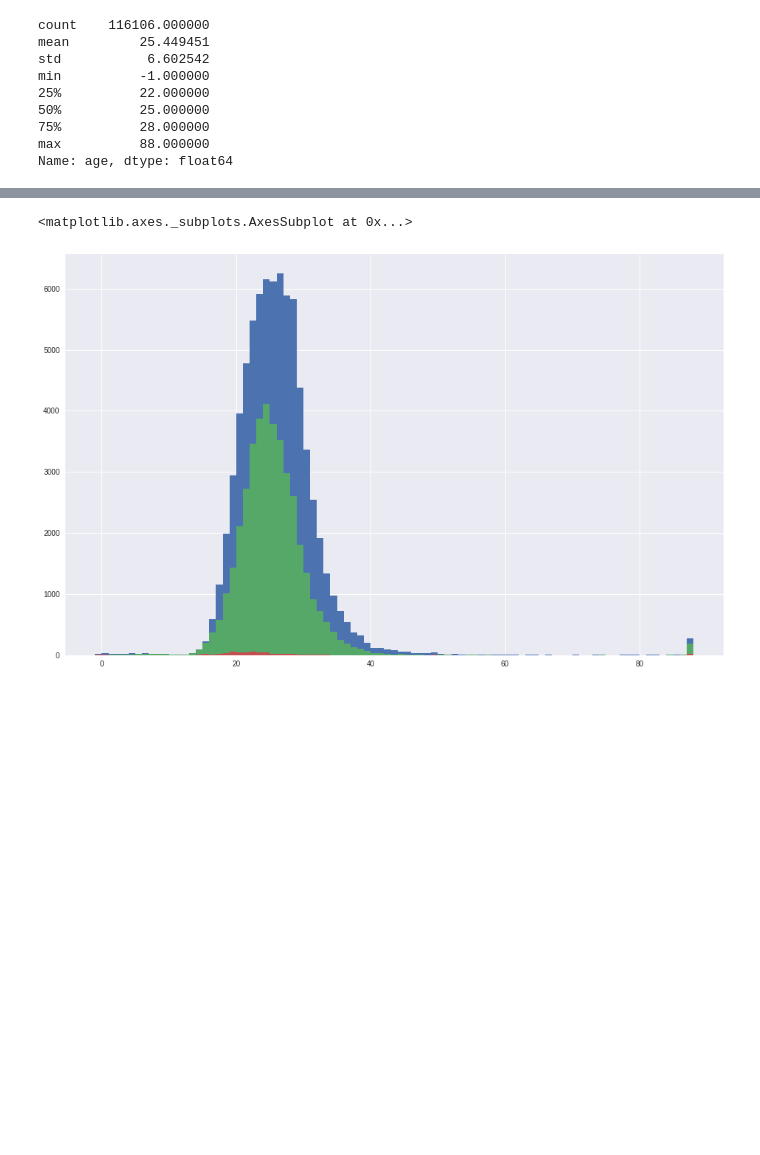
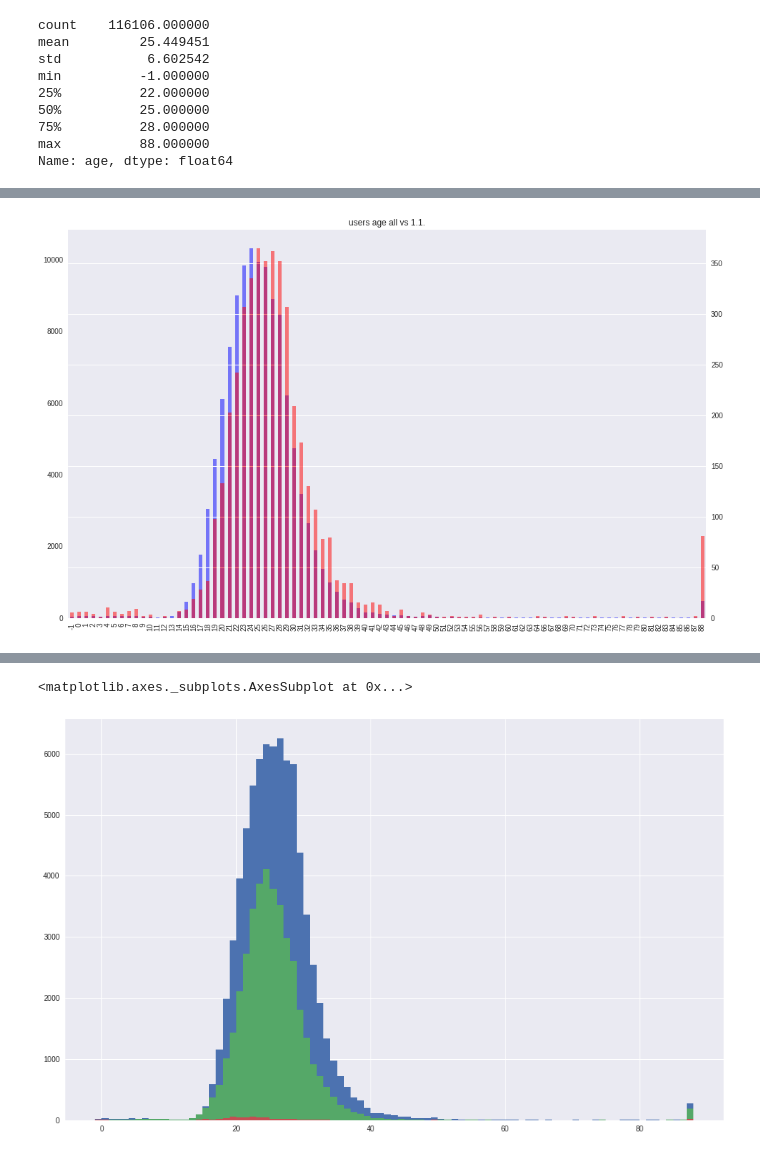
Before and after one commit to racinmat/mal-analysis, a Jupyter notebook: basic_analysis.ipynb, the cells around one changed output, grey strips where cells are left out. Cells and saved outputs as stored; diff of their text form; code cells hidden in the pictures; blank space fills up the shorter version.

```diff
--- a/basic_analysis.ipynb
+++ b/basic_analysis.ipynb
@@ -89,0 +126,15 @@ Name: age, dtype: float64
+# %%
+total_count = users['age'].count()
+first_jan_count = users[users['birth_date'].dt.dayofyear == 1]['age'].count()
+plt.figure(figsize=(16, 10))
+ax = plt.gca()
+
+users_in_first_jan = users[users['birth_date'].dt.dayofyear == 1]['age'].value_counts()
+users_in_first_jan = users_in_first_jan.reindex(users['age'].value_counts().index)
+users['age'].value_counts().sort_index().plot.bar(ax=ax, title='users age all vs 1.1.', color='blue', alpha=0.5)
+users_in_first_jan.sort_index().plot.bar(ax=ax, color='red', alpha=0.5, secondary_y=True)
+#ax.set_xlim(users['age'].min(), users['age'].max())
+#plt.xticks(users['age'].value_counts().index)
+plt.show()
+# %% [output]
+[figure, added]
```
Also changed, not shown: parts of 10 cells of this notebook, 2 other files.
